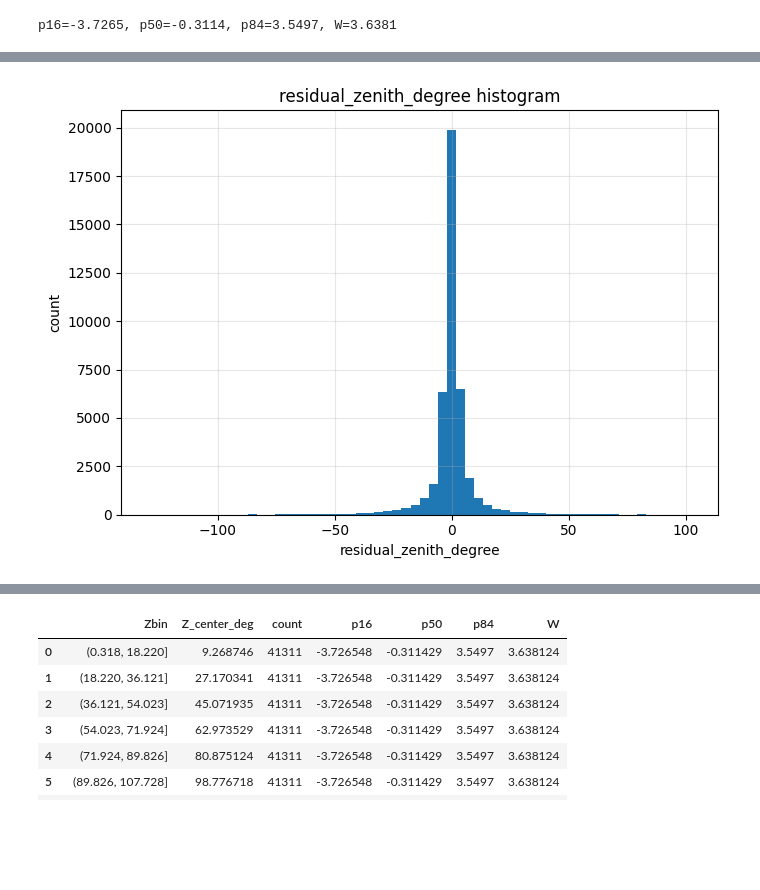
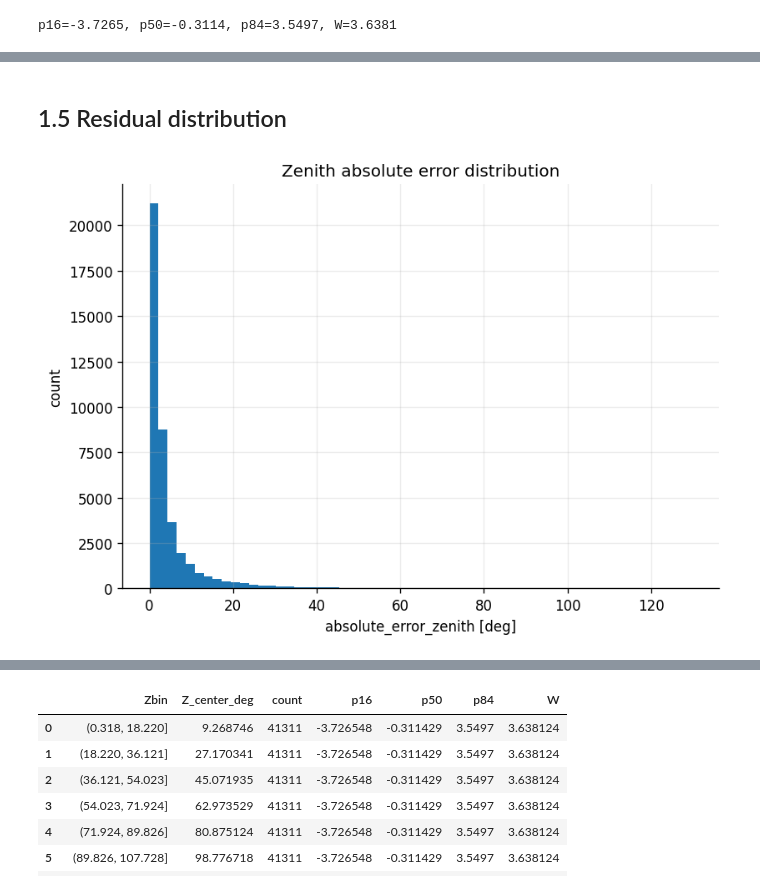
Before and after one commit to kubrabas/Graphnet-Applications, a Jupyter notebook: Training/EventPulseSeries_nonoise/initiative2/analysis/result_analysis_zenith.ipynb, the cells around one changed output, grey strips where cells are left out. Cells and saved outputs as stored; diff of their text form; code cells hidden in the pictures; blank space fills up the shorter version.

```diff
--- a/Training/EventPulseSeries_nonoise/initiative2/analysis/result_analysis_zenith.ipynb
+++ b/Training/EventPulseSeries_nonoise/initiative2/analysis/result_analysis_zenith.ipynb
@@ -14,6 +49,16 @@ from pathlib import Path
 import pandas as pd
 import numpy as np
 import matplotlib.pyplot as plt
+# Consistent plotting defaults (no subsampling anywhere in this notebook)
+plt.rcParams.update({
+    "figure.dpi": 120,
+    "savefig.dpi": 300,
+    "axes.grid": True,
+    "grid.alpha": 0.25,
+    "axes.spines.top": False,
+    "axes.spines.right": False,
+    "legend.frameon": False,
+})
 # %%
 zenith_test_predictions_path = Path("../zenith") / "test_predictions.csv"
 zenith_metrics_path = Path("../zenith") / "metrics.csv"
@@ -117,13 +183,15 @@ p16=-3.7265, p50=-0.3114, p84=3.5497, W=3.6381
+# %% [markdown]
+## 1.5 Residual distribution
 # %%
-# ---- abs_error_deg histogram (full test set) ----
+# ---- Absolute error distribution (full test set) ----
+abs_err_deg = np.abs(r)
 
 plt.figure(figsize=(7, 5))
-plt.hist(r, bins=60)
-plt.xlabel("residual_zenith_degree")
+plt.hist(abs_err_deg, bins=60)
+plt.xlabel("absolute_error_zenith [deg]")
 plt.ylabel("count")
-plt.title("residual_zenith_degree histogram")
-plt.grid(True, alpha=0.3)
+plt.title("Zenith absolute error distribution")
 plt.tight_layout()
 plt.show()
 # %% [output]
-[figure, old version]
+[figure, new version]
```
Also changed, not shown: parts of 48 cells of this notebook, 1 other file.
